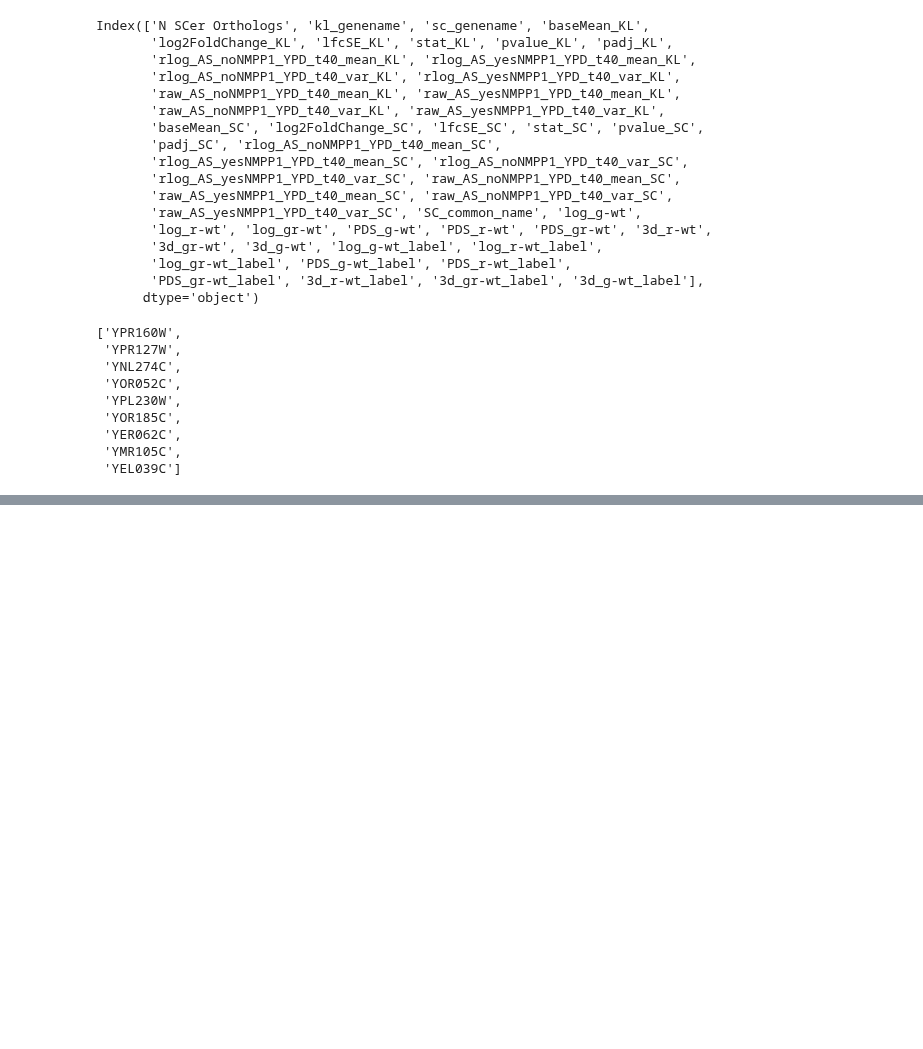
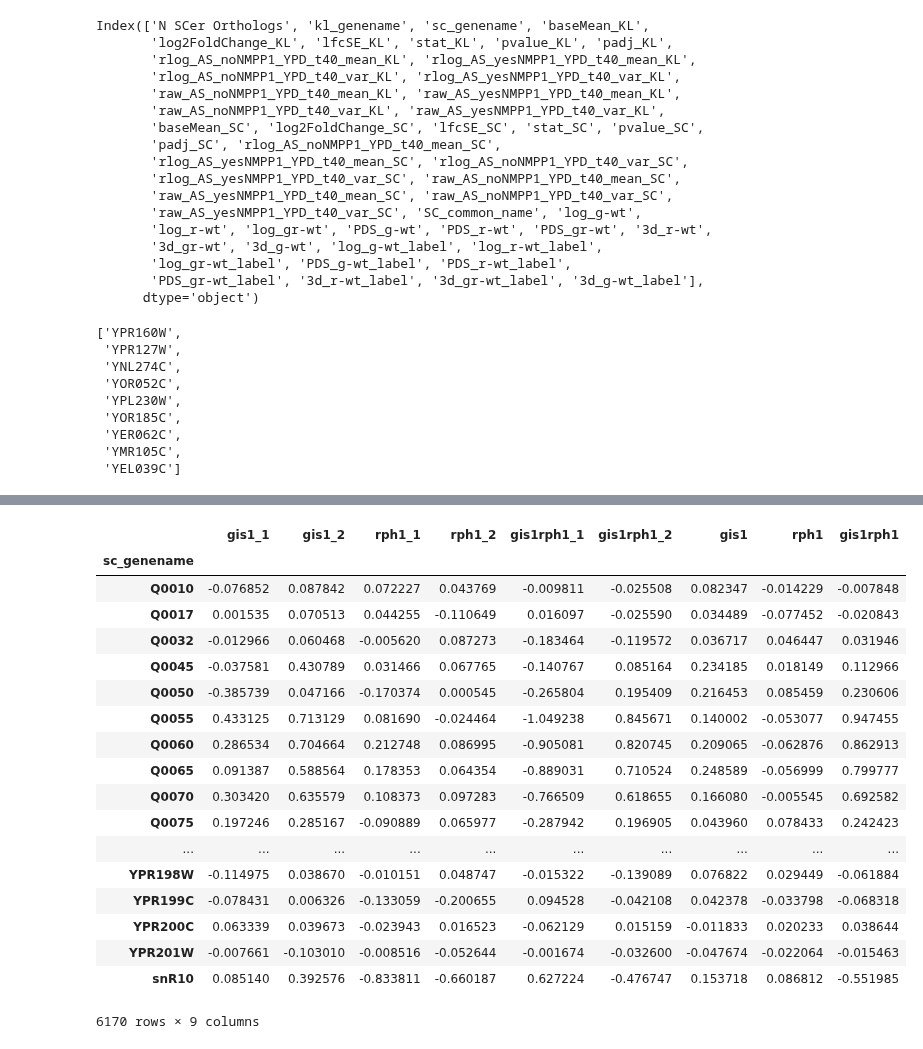
Before and after one commit to heineike02/yeast_esr_expression_analysis, a Jupyter notebook: scripts/20180316_Gis1_Rph1_targets.ipynb, the cells around one changed output, grey strips where cells are left out. Saved outputs shown, nothing was run; the diff lists cells and outputs as text; code cells hidden in the pictures; blank space fills up the shorter version.

Commit message:
Visualize raw expression for committee meeting, cleaner msn24 and rph1 gis1 analysis.  added kemmeren data for gis1 rph1.
also added function get get gis1_rph1 sets.

```diff
--- a/scripts/20180316_Gis1_Rph1_targets.ipynb
+++ b/scripts/20180316_Gis1_Rph1_targets.ipynb
@@ -449,0 +492,10 @@ plt.hist(gis1_rph1_data_fc['log_g-wt'],bins=100)
+# %%
+
+microarray_family_fname = os.path.normpath(data_processing_dir + 'kemmeren_data\microarray_table_GPL11232.txt')
+series_fname = os.path.normpath(data_processing_dir + 'kemmeren_data\GSE42536_series_matrix.txt')
+desired_conditions = {'gis1_1':'GSM819531', 'gis1_2':'GSM819532',
+                      'rph1_1':'GSM636524', 'rph1_2':'GSM636525',
+                      'gis1rph1_1':'GSM1044545', 'gis1rph1_2': 'GSM1044546'}
+
+
+gis1_rph1_data_kemmeren = io_library.parse_data_series_matrix_kemmeren(desired_conditions, series_fname, microarray_family_fname)
@@ -449,0 +530,38 @@ plt.hist(gis1_rph1_data_fc['log_g-wt'],bins=100)
+# %%
+#Average over repeats.
+#To average these values, we need to take (_2 - _1)/2.  Experiment 2 is log2(cy3(mut)/cy5(wt)) and experiment 1 is log2(cy3(wt)/cy5(mut))
+
+for strain in ['gis1','rph1','gis1rph1']:
+    repeat1 = gis1_rph1_data_kemmeren[strain+'_1']
+    repeat2 = gis1_rph1_data_kemmeren[strain+'_2']
+    gis1_rph1_data_kemmeren[strain] = (repeat2-repeat1)/2
+
+gis1_rph1_data_kemmeren
+#     #for repeat in ['1','2']:
+
+# strains = ['gis1', 'gis1','rph1','rph1', 'gis1rph1','gis1rph1']
+# col_multiindex= pd.MultiIndex.from_arrays([gis1_rph1_data_kemmeren.columns, strains],names=['exp','strain'])
+# gis1_rph1_data_kemmeren.columns = col_multiindex
+# exp_groups = gis1_rph1_data_kemmeren.groupby(level = ['strain'], axis = 1)
+# gis1_rph1_data_kemmeren_mean = exp_groups.mean()
+# gis1_rph1_data_kemmeren_mean
+# %% [output]
+|  | gis1_1 | gis1_2 | rph1_1 | rph1_2 | gis1rph1_1 | gis1rph1_2 | gis1 | rph1 | gis1rph1 |
+| sc_genename |  |  |  |  |  |  |  |  |  |
+| Q0010 | -0.076852 | 0.087842 | 0.072227 | 0.043769 | -0.009811 | -0.025508 | 0.082347 | -0.014229 | -0.007848 |
+| Q0017 | 0.001535 | 0.070513 | 0.044255 | -0.110649 | 0.016097 | -0.025590 | 0.034489 | -0.077452 | -0.020843 |
+| Q0032 | -0.012966 | 0.060468 | -0.005620 | 0.087273 | -0.183464 | -0.119572 | 0.036717 | 0.046447 | 0.031946 |
+| Q0045 | -0.037581 | 0.430789 | 0.031466 | 0.067765 | -0.140767 | 0.085164 | 0.234185 | 0.018149 | 0.112966 |
+| Q0050 | -0.385739 | 0.047166 | -0.170374 | 0.000545 | -0.265804 | 0.195409 | 0.216453 | 0.085459 | 0.230606 |
+| Q0055 | 0.433125 | 0.713129 | 0.081690 | -0.024464 | -1.049238 | 0.845671 | 0.140002 | -0.053077 | 0.947455 |
+| Q0060 | 0.286534 | 0.704664 | 0.212748 | 0.086995 | -0.905081 | 0.820745 | 0.209065 | -0.062876 | 0.862913 |
+| Q0065 | 0.091387 | 0.588564 | 0.178353 | 0.064354 | -0.889031 | 0.710524 | 0.248589 | -0.056999 | 0.799777 |
+| Q0070 | 0.303420 | 0.635579 | 0.108373 | 0.097283 | -0.766509 | 0.618655 | 0.166080 | -0.005545 | 0.692582 |
+| Q0075 | 0.197246 | 0.285167 | -0.090889 | 0.065977 | -0.287942 | 0.196905 | 0.043960 | 0.078433 | 0.242423 |
+| ... | ... | ... | ... | ... | ... | ... | ... | ... | ... |
+| YPR198W | -0.114975 | 0.038670 | -0.010151 | 0.048747 | -0.015322 | -0.139089 | 0.076822 | 0.029449 | -0.061884 |
+| YPR199C | -0.078431 | 0.006326 | -0.133059 | -0.200655 | 0.094528 | -0.042108 | 0.042378 | -0.033798 | -0.068318 |
+| YPR200C | 0.063339 | 0.039673 | -0.023943 | 0.016523 | -0.062129 | 0.015159 | -0.011833 | 0.020233 | 0.038644 |
+| YPR201W | -0.007661 | -0.103010 | -0.008516 | -0.052644 | -0.001674 | -0.032600 | -0.047674 | -0.022064 | -0.015463 |
+| snR10 | 0.085140 | 0.392576 | -0.833811 | -0.660187 | 0.627224 | -0.476747 | 0.153718 | 0.086812 | -0.551985 |
+6170 rows × 9 columns
```
Also changed, not shown: parts of 25 cells of this notebook, 7 other files.
